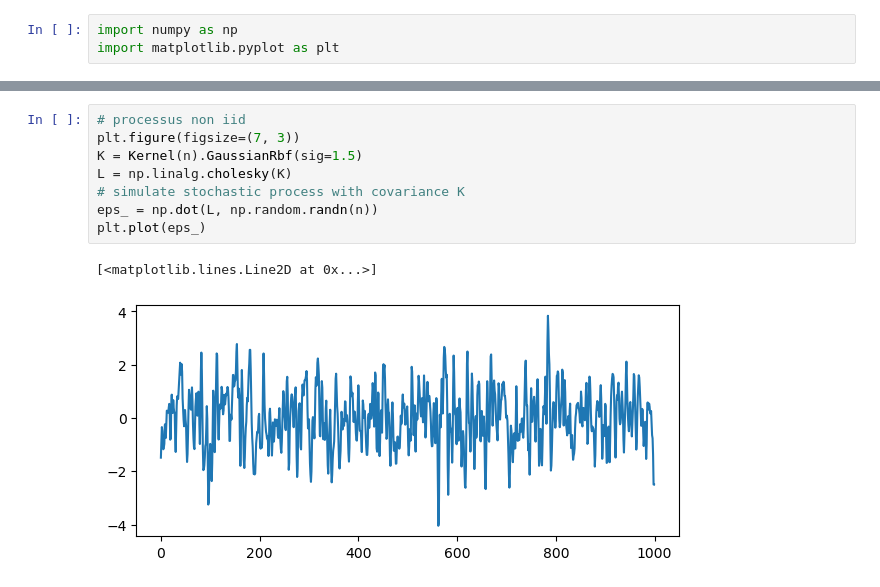
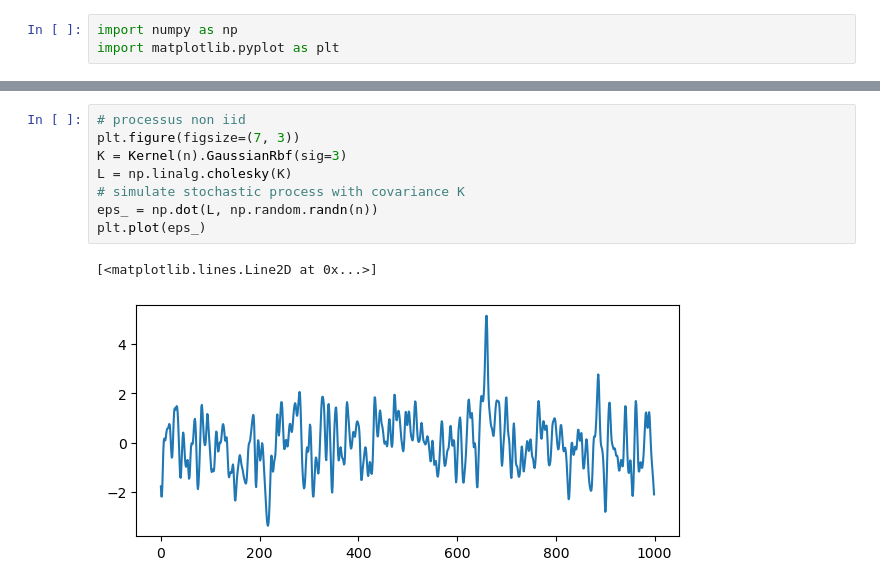
Before and after one commit to nguyenicolas/LinearBandits, a Jupyter notebook: mixing.ipynb, the cells around one changed output, grey strips where cells are left out. Cells and saved outputs as stored; diff of their text form.

```diff
--- a/mixing.ipynb
+++ b/mixing.ipynb
@@ -35,11 +39,11 @@ plt.plot(eps_)
 # %%
 # processus non iid
 plt.figure(figsize=(7, 3))
-K = Kernel(n).GaussianRbf(sig=1.5)
+K = Kernel(n).GaussianRbf(sig=3)
 L = np.linalg.cholesky(K)
 # simulate stochastic process with covariance K
 eps_ = np.dot(L, np.random.randn(n))
 plt.plot(eps_)
 # %% [output]
 [<matplotlib.lines.Line2D at 0x...>]
-[figure, old version]
+[figure, new version]
```
Also changed, not shown: parts of 7 cells of this notebook.
